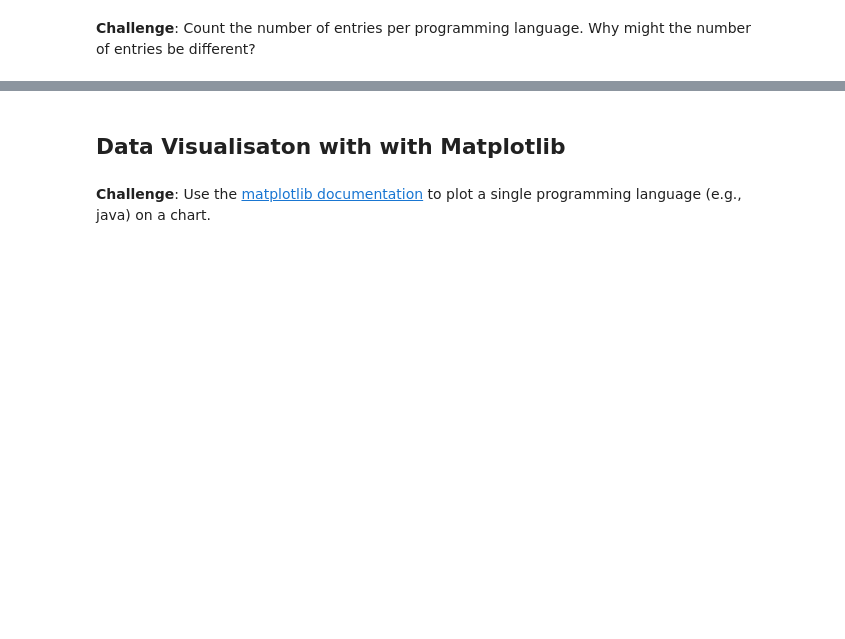
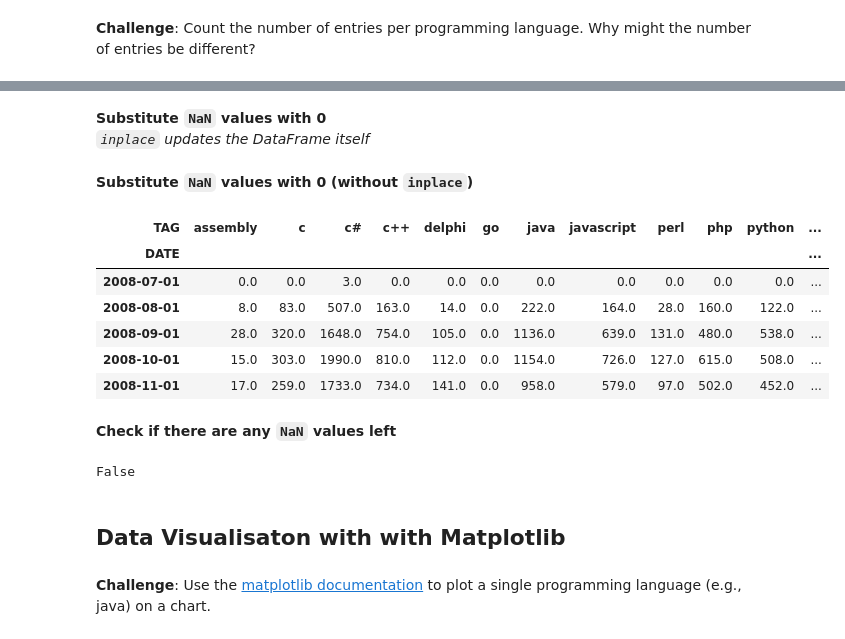
Before and after one commit to zoard-ehmann/100-days-of-python, a Jupyter notebook: Day72/Data_Visualisation/Programming_Languages.ipynb, the cells around one changed output, grey strips where cells are left out. Drawn from its saved outputs; the diff is of its cells as text; code cells hidden in the pictures; blank space fills up the shorter version.

Commit message:
Data cleaining and data manipulation

```diff
--- a/Day72/Data_Visualisation/Programming_Languages.ipynb
+++ b/Day72/Data_Visualisation/Programming_Languages.ipynb
@@ -117,3 +198,28 @@ Let's fix the date format to make it more readable. We need to use Pandas to cha
+# %% [markdown]
+**Substitute `NaN` values with 0**
+*`inplace` updates the DataFrame itself*
+# %%
+reshaped_df.fillna(0, inplace=True)
+# %% [markdown]
+**Substitute `NaN` values with 0 (without `inplace`)**
+# %%
+reshaped_df = reshaped_df.fillna(0)
+# %%
+reshaped_df.head()
+# %% [output]
+| TAG | assembly | c | c# | c++ | delphi | go | java | javascript | perl | php | python | ... |
+| DATE |  |  |  |  |  |  |  |  |  |  |  | ... |
+| 2008-07-01 | 0.0 | 0.0 | 3.0 | 0.0 | 0.0 | 0.0 | 0.0 | 0.0 | 0.0 | 0.0 | 0.0 | ... |
+| 2008-08-01 | 8.0 | 83.0 | 507.0 | 163.0 | 14.0 | 0.0 | 222.0 | 164.0 | 28.0 | 160.0 | 122.0 | ... |
+| 2008-09-01 | 28.0 | 320.0 | 1648.0 | 754.0 | 105.0 | 0.0 | 1136.0 | 639.0 | 131.0 | 480.0 | 538.0 | ... |
+| 2008-10-01 | 15.0 | 303.0 | 1990.0 | 810.0 | 112.0 | 0.0 | 1154.0 | 726.0 | 127.0 | 615.0 | 508.0 | ... |
+| 2008-11-01 | 17.0 | 259.0 | 1733.0 | 734.0 | 141.0 | 0.0 | 958.0 | 579.0 | 97.0 | 502.0 | 452.0 | ... |
+# %% [markdown]
+**Check if there are any `NaN` values left**
+# %%
+reshaped_df.isna().values.any()
+# %% [output]
+False
 # %% [markdown]
 ## Data Visualisaton with with Matplotlib
 # %% [markdown]
```
Also changed, not shown: parts of 20 cells of this notebook.
